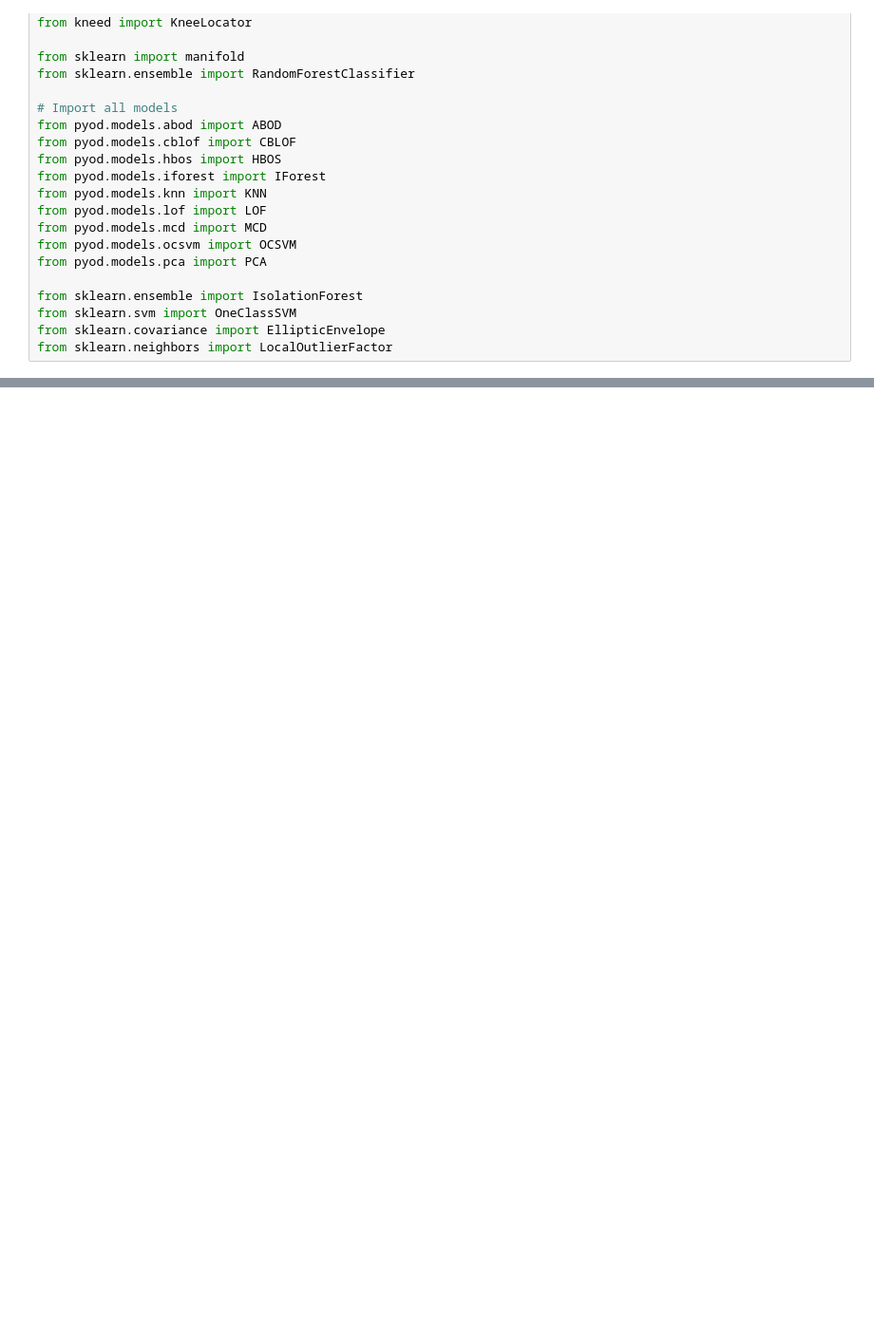
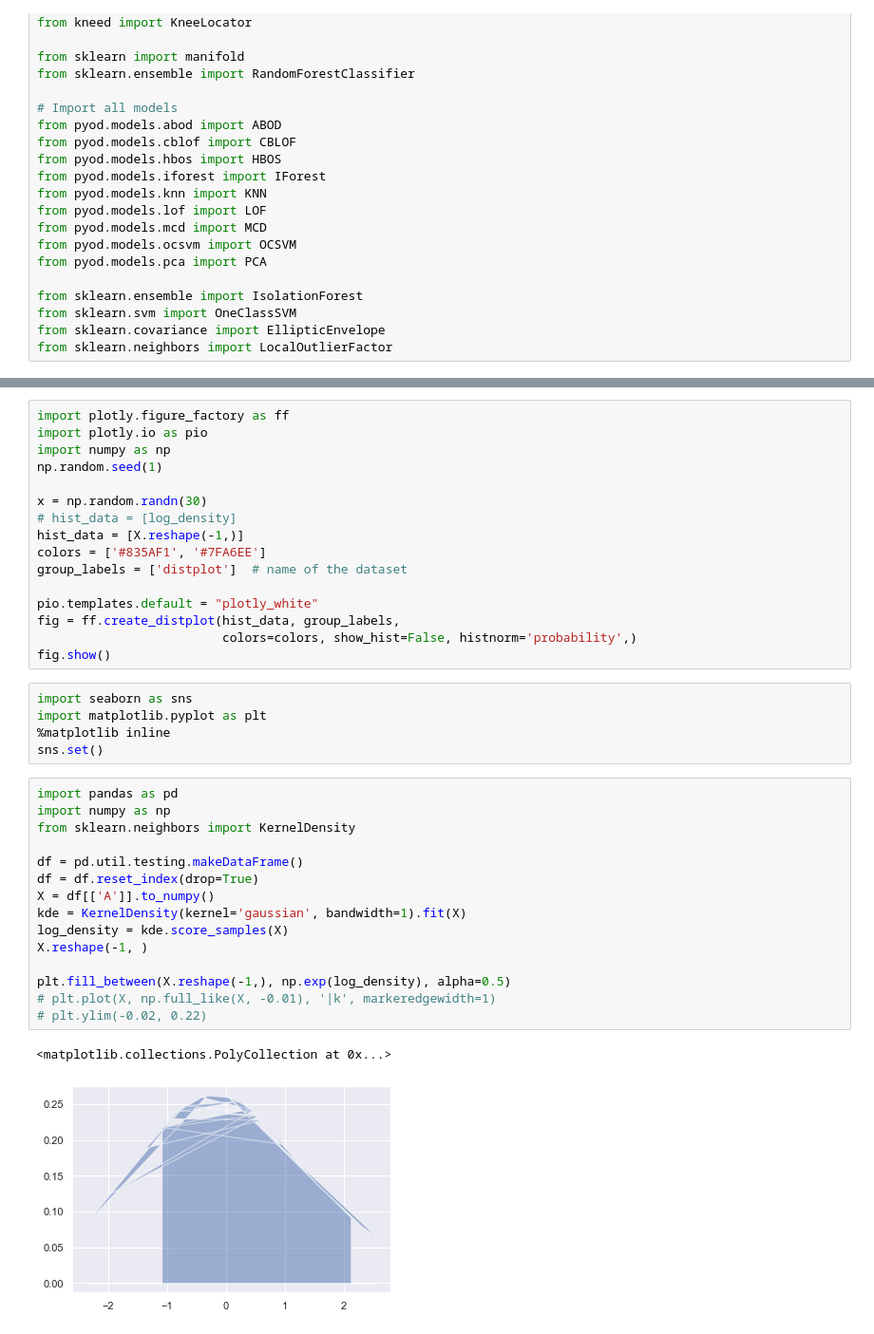
Before and after one commit to souravbose1991/anomaly-py, a Jupyter notebook: testing.ipynb, the cells around one changed output, grey strips where cells are left out. Shown at 95% size. Saved outputs shown, nothing was run; the diff lists cells and outputs as text; blank space fills up the shorter version.

Commit message:
density

```diff
--- a/testing.ipynb
+++ b/testing.ipynb
@@ -61,0 +81,39 @@ dir(IForest())
+# %%
+import plotly.figure_factory as ff
+import plotly.io as pio
+import numpy as np
+np.random.seed(1)
+
+x = np.random.randn(30)
+# hist_data = [log_density]
+hist_data = [X.reshape(-1,)]
+colors = ['#835AF1', '#7FA6EE']
+group_labels = ['distplot']  # name of the dataset
+
+pio.templates.default = "plotly_white"
+fig = ff.create_distplot(hist_data, group_labels,
+                         colors=colors, show_hist=False, histnorm='probability',)
+fig.show()
+# %%
+import seaborn as sns
+import matplotlib.pyplot as plt
+%matplotlib inline
+sns.set()
+# %%
+import pandas as pd
+import numpy as np
+from sklearn.neighbors import KernelDensity
+
+df = pd.util.testing.makeDataFrame()
+df = df.reset_index(drop=True)
+X = df[['A']].to_numpy()
+kde = KernelDensity(kernel='gaussian', bandwidth=1).fit(X)
+log_density = kde.score_samples(X)
+X.reshape(-1, )
+
+plt.fill_between(X.reshape(-1,), np.exp(log_density), alpha=0.5)
+# plt.plot(X, np.full_like(X, -0.01), '|k', markeredgewidth=1)
+# plt.ylim(-0.02, 0.22)
+# %% [output]
+<matplotlib.collections.PolyCollection at 0x...>
+[figure, added]
```
Also changed, not shown: parts of 13 cells of this notebook, 1 other file.
